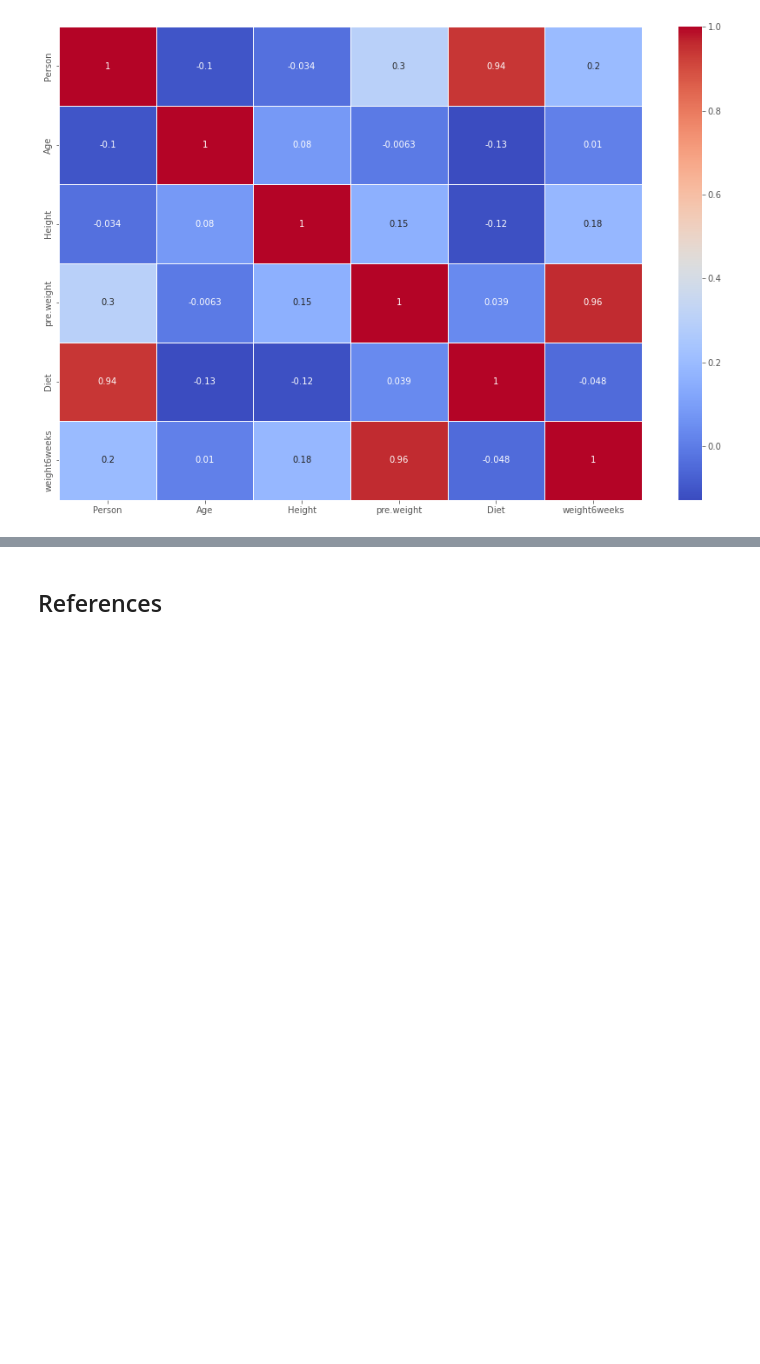
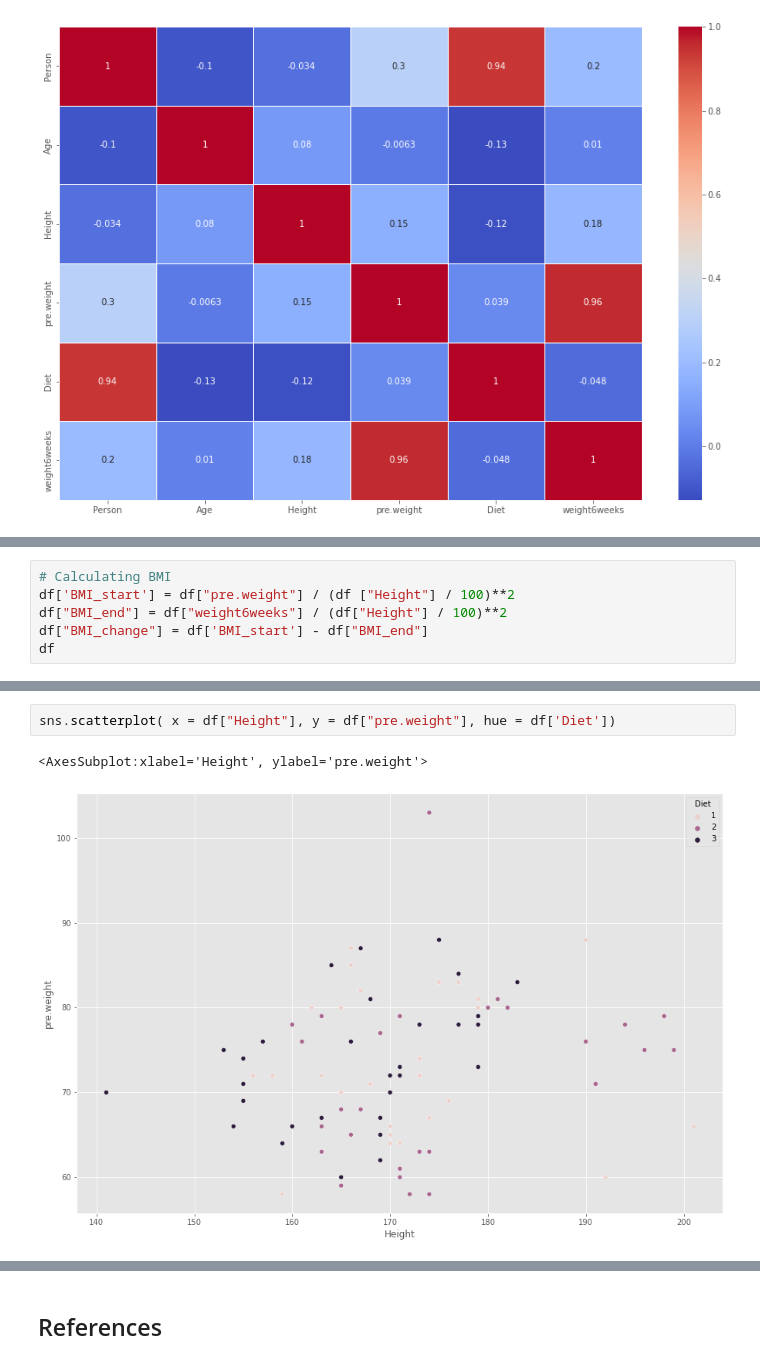
Before and after one commit to kmcd14/MLandStats-assessment, a Jupyter notebook: scipy-stats.ipynb, the cells around one changed output, grey strips where cells are left out. Saved outputs shown, nothing was run; the diff lists cells and outputs as text; blank space fills up the shorter version.

```diff
--- a/scipy-stats.ipynb
+++ b/scipy-stats.ipynb
@@ -791,0 +802,6 @@ sns.heatmap(corr, linecolor='white', linewidths=1, cmap='coolwarm', annot=True)
+# %%
+# Calculating BMI
+df['BMI_start'] = df["pre.weight"] / (df ["Height"] / 100)**2
+df["BMI_end"] = df["weight6weeks"] / (df["Height"] / 100)**2
+df["BMI_change"] = df['BMI_start'] - df["BMI_end"]
+df
@@ -791,0 +822,5 @@ sns.heatmap(corr, linecolor='white', linewidths=1, cmap='coolwarm', annot=True)
+# %%
+sns.scatterplot( x = df["Height"], y = df["pre.weight"], hue = df['Diet'])
+# %% [output]
+<AxesSubplot:xlabel='Height', ylabel='pre.weight'>
+[figure, added]
```
Also changed, not shown: parts of 32 cells of this notebook, 1 other file.
